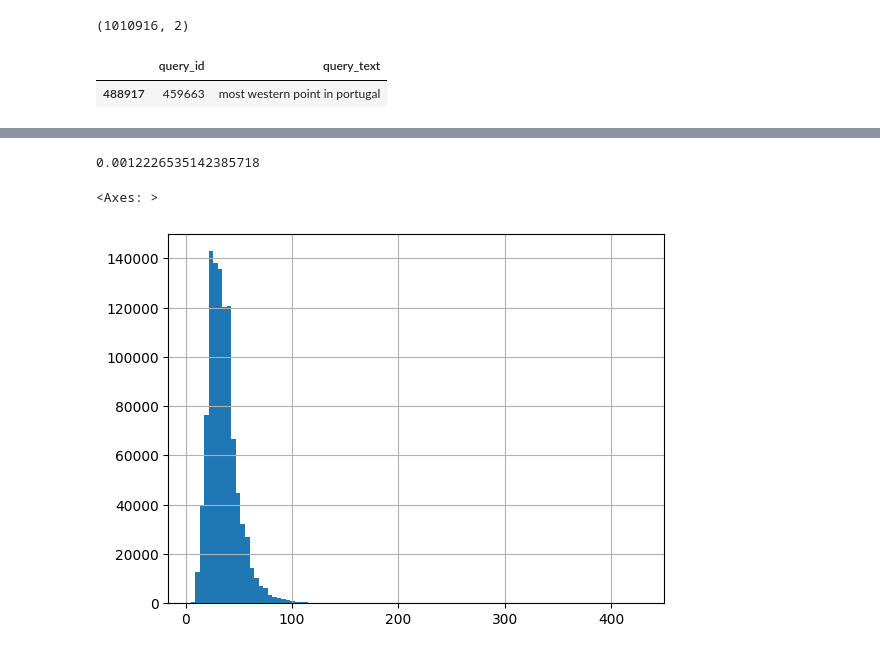
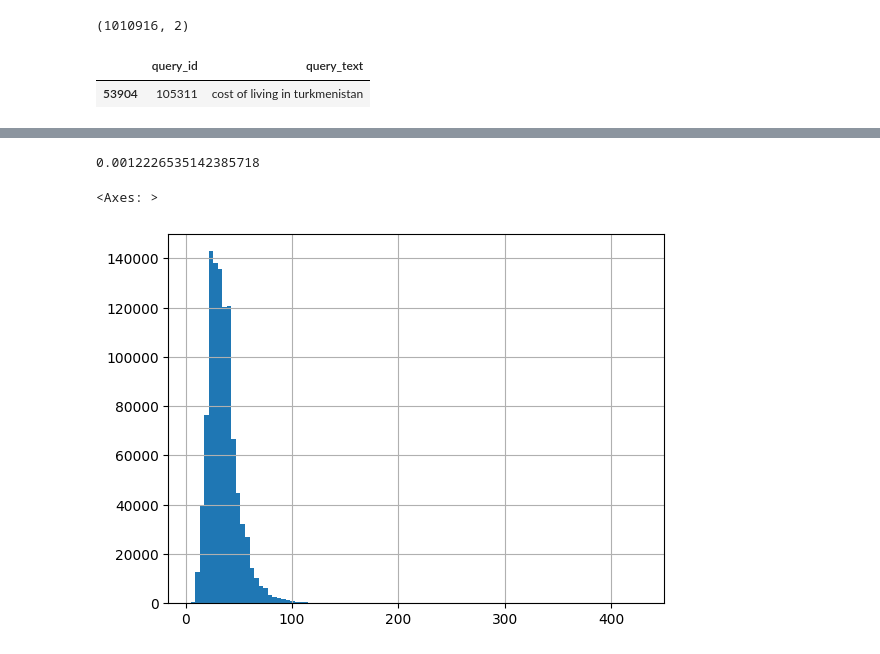
Before and after one commit to ilyankou/ms-marco-geospatial, a Jupyter notebook: 0-ProcessData.ipynb, the cells around one changed output, grey strips where cells are left out. Saved outputs shown, nothing was run; the diff lists cells and outputs as text; code cells hidden in the pictures.

```diff
--- a/0-ProcessData.ipynb
+++ b/0-ProcessData.ipynb
@@ -45,10 +45,10 @@ queries.shape
 # %% [output]
 (1010916, 2)
 # %%
-queries.query('query_text == "most western point in portugal"')
+queries.query('query_text == "cost of living in turkmenistan"')
 # %% [output]
 |  | query_id | query_text |
-| 488917 | 459663 | most western point in portugal |
+| 53904 | 105311 | cost of living in turkmenistan |
 # %%
 queries.query_text.sample(20).tolist()
 # %% [output]
```
Also changed, not shown: parts of 9 cells of this notebook, 7 other files.
